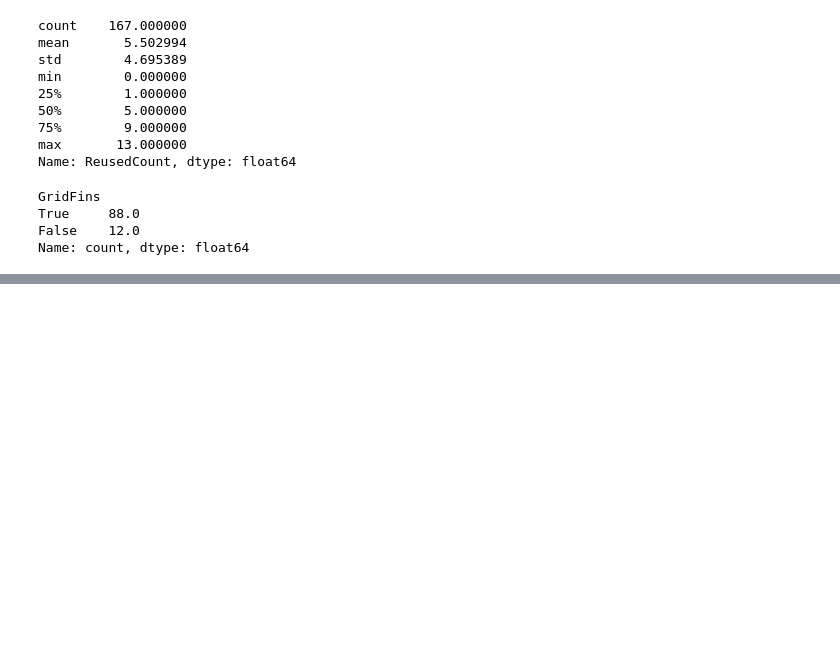
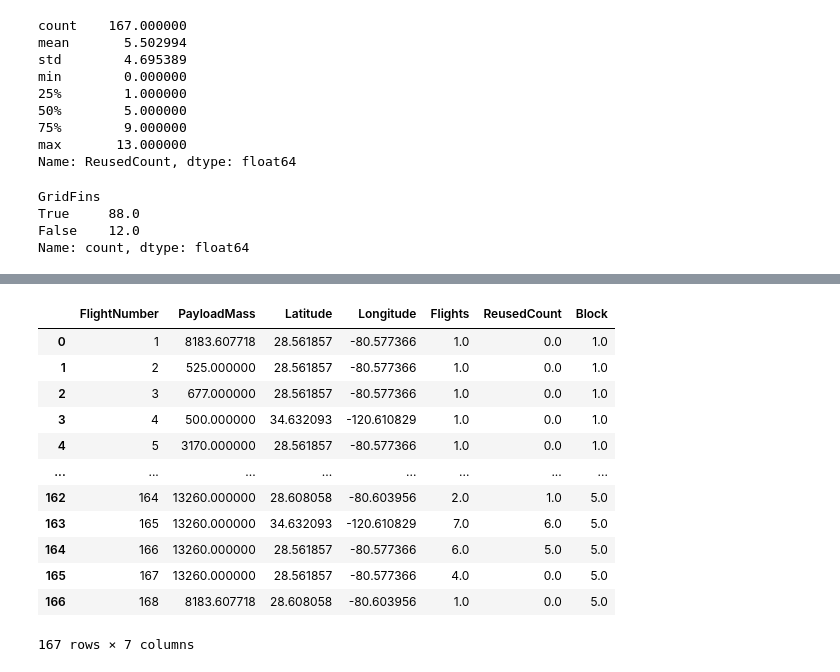
Before and after one commit to ChakshuGrover225/SpaceX-Falcon9-Launch-Mission-Success-Prediction---EDA, a Jupyter notebook: Data_wrangling.ipynb, the cells around one changed output, grey strips where cells are left out. Drawn from its saved outputs; the diff is of its cells as text; code cells hidden in the pictures; blank space fills up the shorter version.

```diff
--- a/Data_wrangling.ipynb
+++ b/Data_wrangling.ipynb
@@ -156,0 +206,18 @@ Name: count, dtype: float64
+# %%
+# exploring numerical datatype
+
+dataset.select_dtypes(include="number")
+# %% [output]
+|  | FlightNumber | PayloadMass | Latitude | Longitude | Flights | ReusedCount | Block |
+| 0 | 1 | 8183.607718 | 28.561857 | -80.577366 | 1.0 | 0.0 | 1.0 |
+| 1 | 2 | 525.000000 | 28.561857 | -80.577366 | 1.0 | 0.0 | 1.0 |
+| 2 | 3 | 677.000000 | 28.561857 | -80.577366 | 1.0 | 0.0 | 1.0 |
+| 3 | 4 | 500.000000 | 34.632093 | -120.610829 | 1.0 | 0.0 | 1.0 |
+| 4 | 5 | 3170.000000 | 28.561857 | -80.577366 | 1.0 | 0.0 | 1.0 |
+| ... | ... | ... | ... | ... | ... | ... | ... |
+| 162 | 164 | 13260.000000 | 28.608058 | -80.603956 | 2.0 | 1.0 | 5.0 |
+| 163 | 165 | 13260.000000 | 34.632093 | -120.610829 | 7.0 | 6.0 | 5.0 |
+| 164 | 166 | 13260.000000 | 28.561857 | -80.577366 | 6.0 | 5.0 | 5.0 |
+| 165 | 167 | 13260.000000 | 28.561857 | -80.577366 | 4.0 | 0.0 | 5.0 |
+| 166 | 168 | 8183.607718 | 28.608058 | -80.603956 | 1.0 | 0.0 | 5.0 |
+167 rows × 7 columns
```
Also changed, not shown: parts of 14 cells of this notebook, 1 other file.
